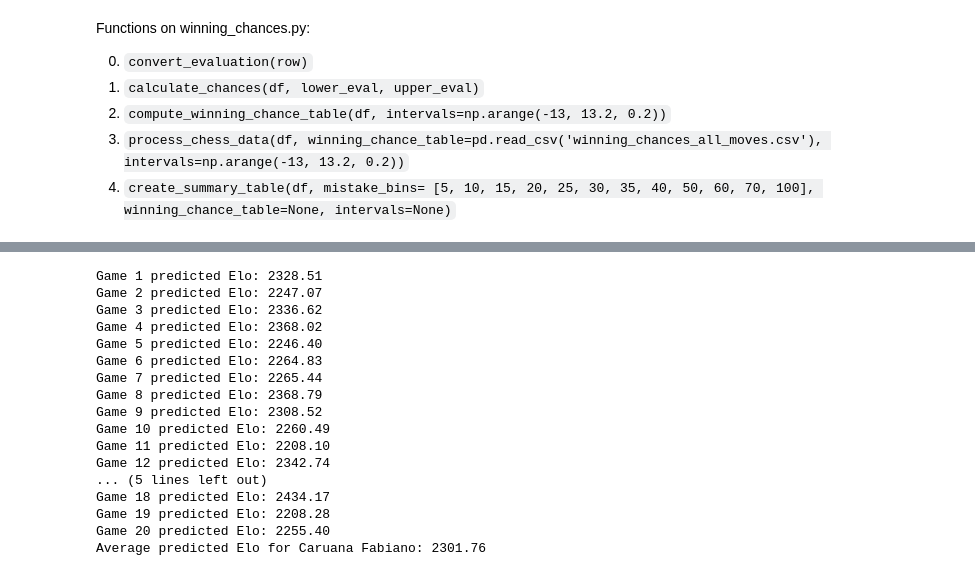
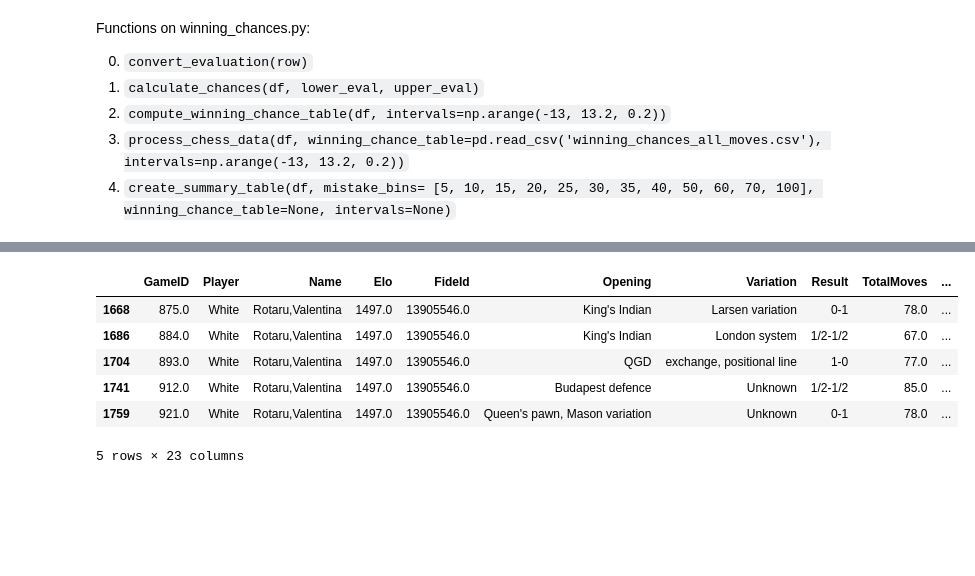
Before and after one commit to dosoe/Guess-The-Elo, a Jupyter notebook: data_analysis/Linear_Regression.ipynb, the cells around one changed output, grey strips where cells are left out. Saved outputs shown, nothing was run; the diff lists cells and outputs as text; code cells hidden in the pictures; blank space fills up the shorter version.

```diff
--- a/data_analysis/Linear_Regression.ipynb
+++ b/data_analysis/Linear_Regression.ipynb
@@ -350,49 +392,10 @@ new_summary_table.head()
-# %%
-player_name = 'Caruana Fabiano'
-player_fide_id = 2020009
-# Filter for games where 'PlayerName' is the player
-player_games = new_summary_table[new_summary_table['FideId'] == player_fide_id].copy()
-
-# Select 5 games
-player_games = player_games.head(20)
-
-X_player_games = player_games[categorical_features + numerical_features].copy()
-
-# Process categorical features
-for col in categorical_features:
-    X_player_games[col] = X_player_games[col].astype('category')
-    if 'Unknown' not in X_player_games[col].cat.categories:
-        X_player_games[col] = X_player_games[col].cat.add_categories(['Unknown'])
-    X_player_games[col] = X_player_games[col].fillna('Unknown')
-
-# Handle missing values in numerical features
-X_player_games[numerical_features] = X_player_games[numerical_features].fillna(0)
-
-# Predict
-y_pred_player = pipeline.predict(X_player_games)
-
-# Print the predictions
-for i, pred in enumerate(y_pred_player):
-    print(f"Game {i+1} predicted Elo: {pred:.2f}")
-
-# Print the average of the predictions
-average_pred = y_pred_player.mean()
-print(f"Average predicted Elo for {player_name}: {average_pred:.2f}")
-# %% [output]
-Game 1 predicted Elo: 2328.51
-Game 2 predicted Elo: 2247.07
-Game 3 predicted Elo: 2336.62
-Game 4 predicted Elo: 2368.02
-Game 5 predicted Elo: 2246.40
-Game 6 predicted Elo: 2264.83
-Game 7 predicted Elo: 2265.44
-Game 8 predicted Elo: 2368.79
-Game 9 predicted Elo: 2308.52
-Game 10 predicted Elo: 2260.49
-Game 11 predicted Elo: 2208.10
-Game 12 predicted Elo: 2342.74
-... (5 lines left out)
-Game 18 predicted Elo: 2434.17
-Game 19 predicted Elo: 2208.28
-Game 20 predicted Elo: 2255.40
-Average predicted Elo for Caruana Fabiano: 2301.76
+# %%
+player_games.head()
+# %% [output]
+|  | GameID | Player | Name | Elo | FideId | Opening | Variation | Result | TotalMoves | ... |
+| 1668 | 875.0 | White | Rotaru,Valentina | 1497.0 | 13905546.0 | King's Indian | Larsen variation | 0-1 | 78.0 | ... |
+| 1686 | 884.0 | White | Rotaru,Valentina | 1497.0 | 13905546.0 | King's Indian | London system | 1/2-1/2 | 67.0 | ... |
+| 1704 | 893.0 | White | Rotaru,Valentina | 1497.0 | 13905546.0 | QGD | exchange, positional line | 1-0 | 77.0 | ... |
+| 1741 | 912.0 | White | Rotaru,Valentina | 1497.0 | 13905546.0 | Budapest defence | Unknown | 1/2-1/2 | 85.0 | ... |
+| 1759 | 921.0 | White | Rotaru,Valentina | 1497.0 | 13905546.0 | Queen's pawn, Mason variation | Unknown | 0-1 | 78.0 | ... |
+5 rows × 23 columns
```
Also changed, not shown: parts of 8 cells of this notebook.
